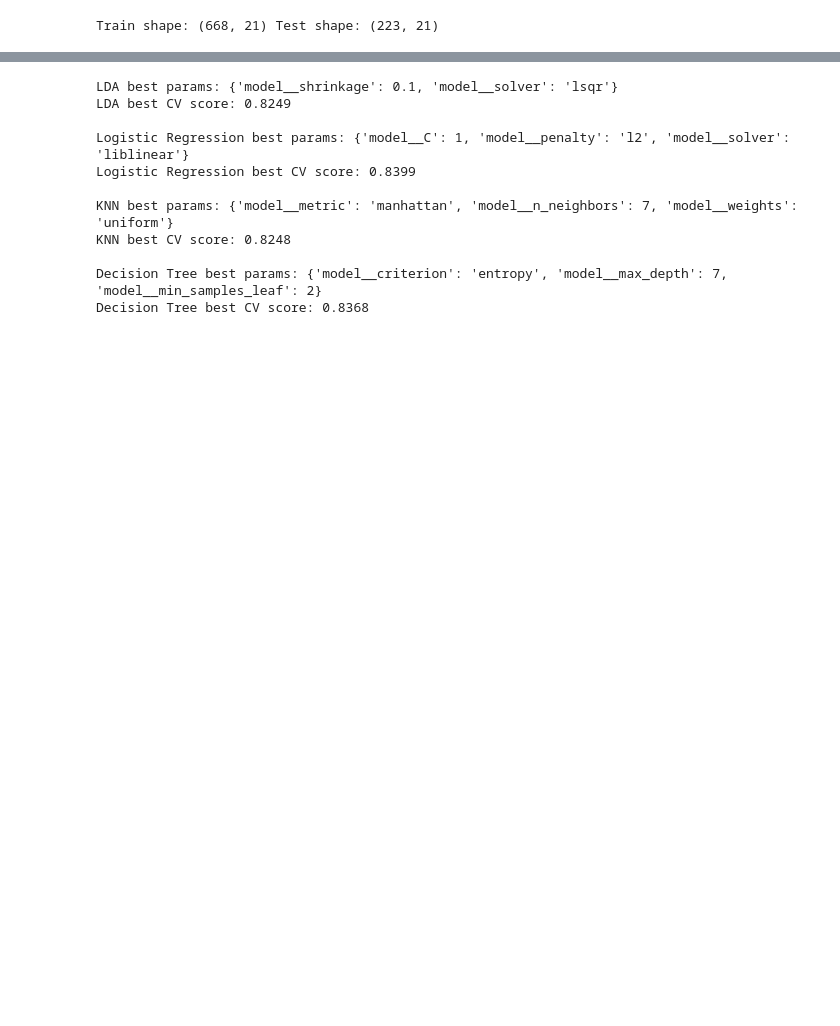
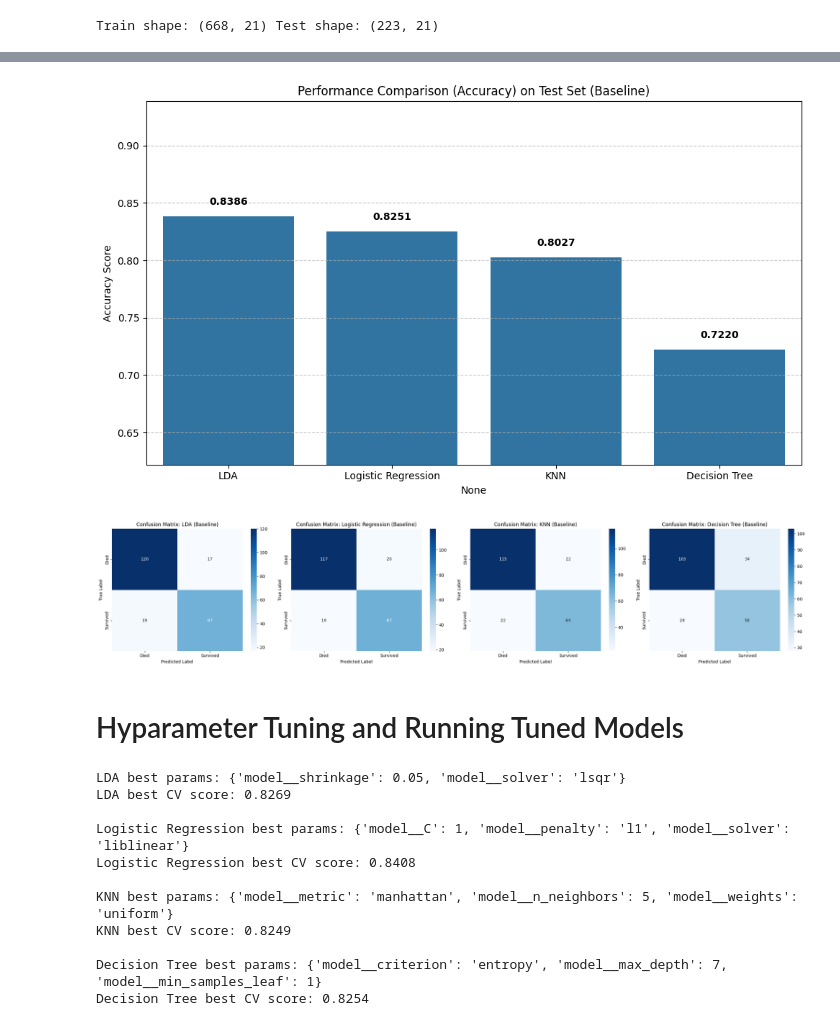
Before and after one commit to RoxyLiu66/data_572_group_5, a Jupyter notebook: coding/combined_models.ipynb, the cells around one changed output, grey strips where cells are left out. Cells and saved outputs as stored; diff of their text form; code cells hidden in the pictures; blank space fills up the shorter version.

```diff
--- a/coding/combined_models.ipynb
+++ b/coding/combined_models.ipynb
@@ -537,23 +127,9 @@ from sklearn.base import clone
 # %%
-df = pd.read_csv("data/titanic_augmented.csv")
+# Impute missing values using TRAIN statistics only
+age_medians = X_train.groupby("Pclass").Age.median()
+embarked_mode = X_train.Embarked.mode()
 
-drop_cols = [
-    "PassengerId", "Name", "Ticket", "Cabin", "booking_reference", "service_id", "title",
-    "SibSp", "Parch", "is_alone", "fare_per_person", "age_fare_ratio", "cabin_room_number",
-    "name_length", "name_word_count"
-]
-df = df.drop(columns=[c for c in drop_cols if c in df.columns])
 
-X = df.drop(columns=["Survived"])
-y = df["Survived"]
-
-X_train, X_test, y_train, y_test = train_test_split(
-    X, y, test_size=0.25, random_state=42, stratify=y
-)
-
-# Impute missing values using TRAIN statistics only
-age_medians = X_train.groupby("Pclass")["Age"].median()
-embarked_mode = X_train["Embarked"].mode()[0]
 
 X_train.loc[:, "Age"] = X_train["Age"].fillna(X_train["Pclass"].map(age_medians))
 X_test.loc[:, "Age"]  = X_test["Age"].fillna(X_test["Pclass"].map(age_medians))
@@ -652,5 +310,18 @@ pipelines = {
+# %%
+plot_accuracy_bar(baseline_results, title_suffix="Baseline")
+plot_confusion_matrices(baseline_results, title_suffix="Baseline")
+# %% [output]
+[figure, added]
+[figure, added]
+# %% [markdown]
+# Hyparameter Tuning and Running Tuned Models
 # %%
 param_grids = {
+
+
+   # Pipeline can be combined with GridSearchCV as mentioned in the Pipeline documentation.
+   # GridSearchCV is an exhaustive search overspecified parameter values for an estimator (the models in the Pipeline).
+
     "LDA": [
         {"model__solver": ["svd"]},
         {"model__solver": ["lsqr"], "model__shrinkage": ["auto"] + list(np.linspace(0, 1, 21))}
@@ -677,7 +348,7 @@ for name, pipe in pipelines.items():
     grid = GridSearchCV(
         pipe,
         param_grids[name],
-        cv=5,
+        cv=cv,
         scoring="accuracy",
         n_jobs=1
     )
@@ -686,15 +357,15 @@ for name, pipe in pipelines.items():
     print(f"\n{name} best params: {grid.best_params_}")
     print(f"{name} best CV score: {grid.best_score_:.4f}")
 # %% [output]
-LDA best params: {'model__shrinkage': 0.1, 'model__solver': 'lsqr'}
-LDA best CV score: 0.8249
+LDA best params: {'model__shrinkage': 0.05, 'model__solver': 'lsqr'}
+LDA best CV score: 0.8269
 
-Logistic Regression best params: {'model__C': 1, 'model__penalty': 'l2', 'model__solver': 'liblinear'}
-Logistic Regression best CV score: 0.8399
+Logistic Regression best params: {'model__C': 1, 'model__penalty': 'l1', 'model__solver': 'liblinear'}
+Logistic Regression best CV score: 0.8408
 
-KNN best params: {'model__metric': 'manhattan', 'model__n_neighbors': 7, 'model__weights': 'uniform'}
-KNN best CV score: 0.8248
+KNN best params: {'model__metric': 'manhattan', 'model__n_neighbors': 5, 'model__weights': 'uniform'}
+KNN best CV score: 0.8249
 
-Decision Tree best params: {'model__criterion': 'entropy', 'model__max_depth': 7, 'model__min_samples_leaf': 2}
-Decision Tree best CV score: 0.8368
+Decision Tree best params: {'model__criterion': 'entropy', 'model__max_depth': 7, 'model__min_samples_leaf': 1}
+Decision Tree best CV score: 0.8254
 # %%
```
Also changed, not shown: parts of 44 cells of this notebook, 4 other files.
